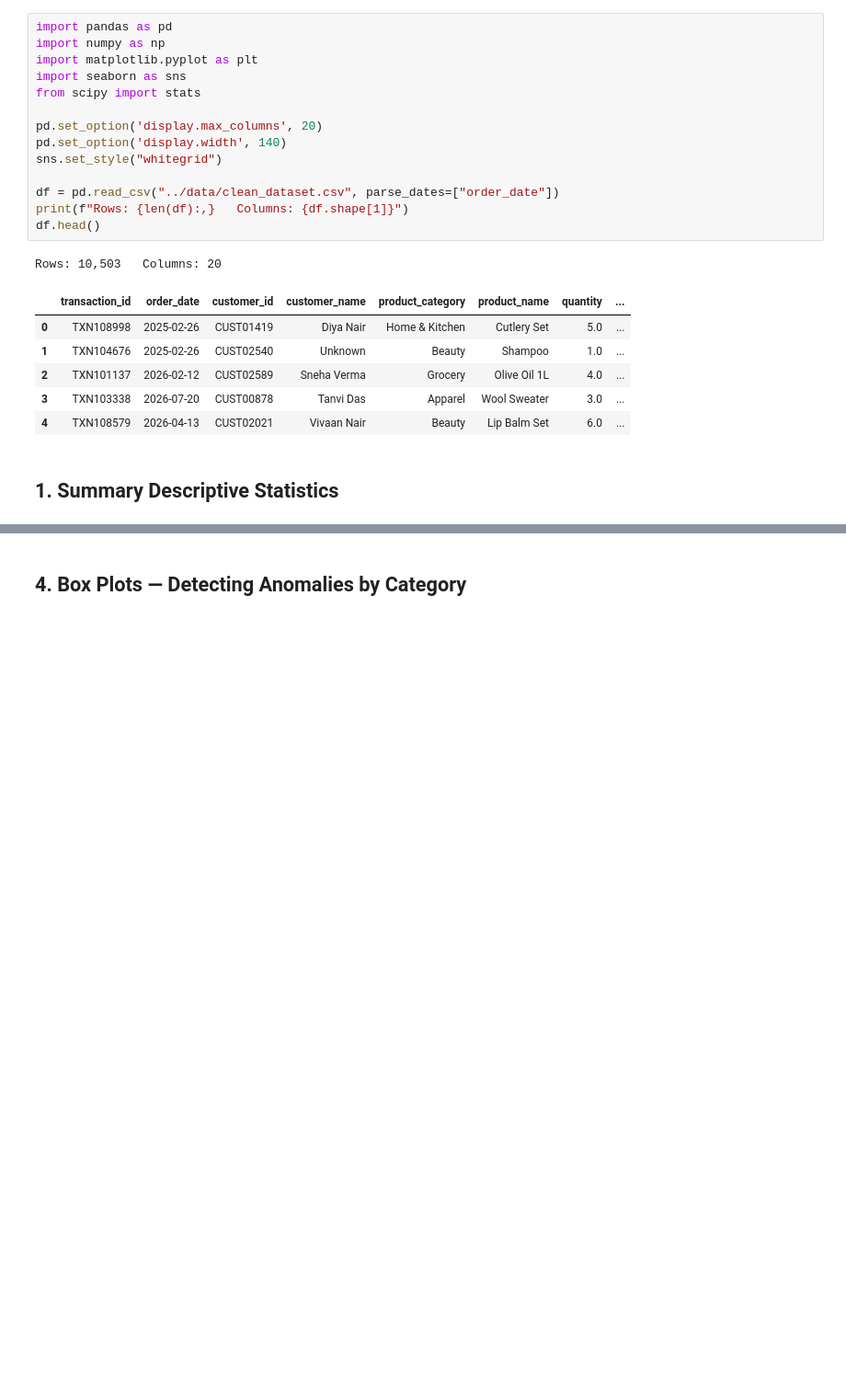
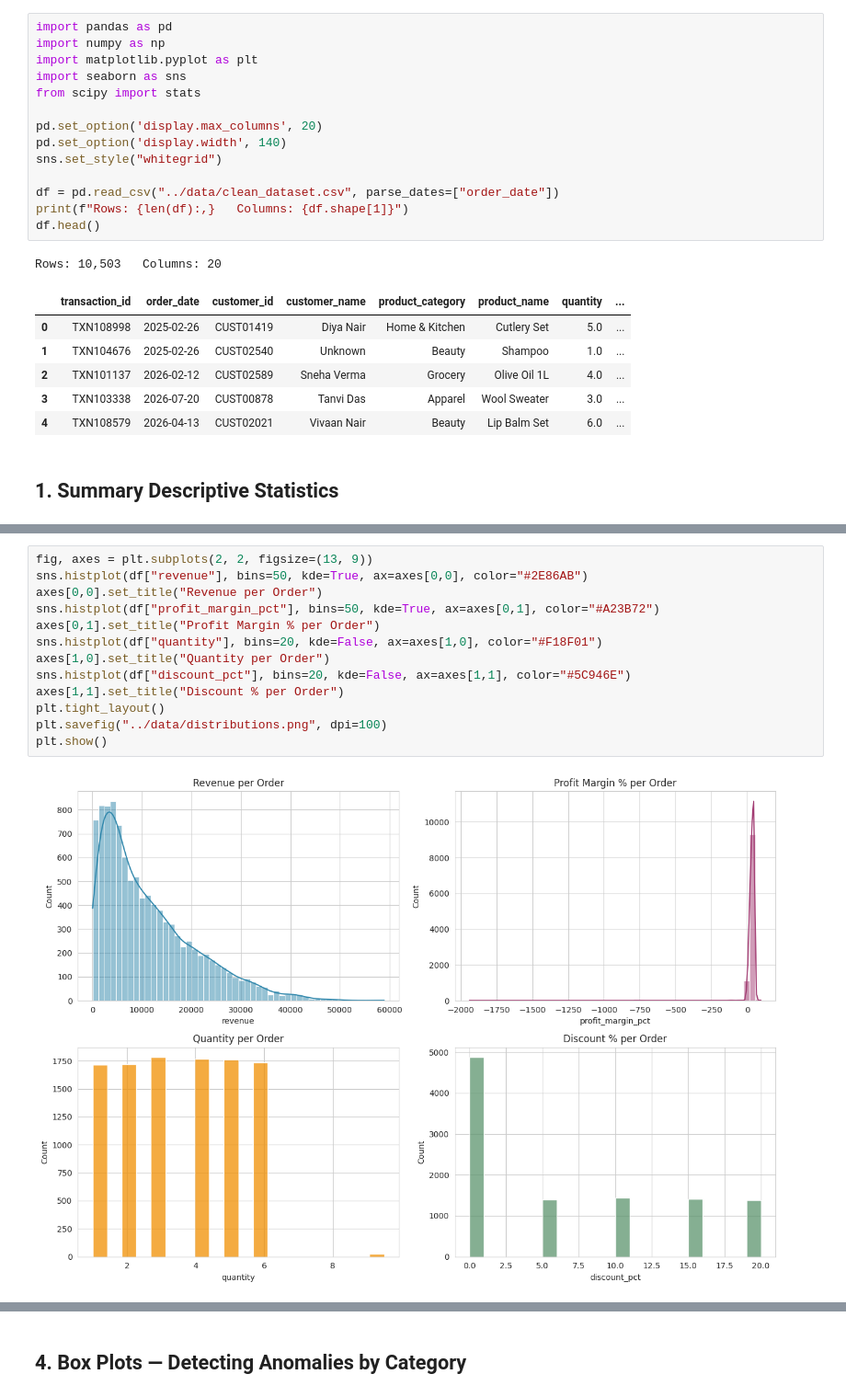
Before and after one commit to SanikaDighe011/eda-statistical-insights, a Jupyter notebook: notebooks/EDA_Statistical_Insights.ipynb, the cells around one changed output, grey strips where cells are left out. Shown at 92% size. Drawn from its saved outputs; the diff is of its cells as text; blank space fills up the shorter version.

```diff
--- a/notebooks/EDA_Statistical_Insights.ipynb
+++ b/notebooks/EDA_Statistical_Insights.ipynb
@@ -79,0 +83,15 @@ which is a healthy sign before we dig further.
+# %%
+fig, axes = plt.subplots(2, 2, figsize=(13, 9))
+sns.histplot(df["revenue"], bins=50, kde=True, ax=axes[0,0], color="#2E86AB")
+axes[0,0].set_title("Revenue per Order")
+sns.histplot(df["profit_margin_pct"], bins=50, kde=True, ax=axes[0,1], color="#A23B72")
+axes[0,1].set_title("Profit Margin % per Order")
+sns.histplot(df["quantity"], bins=20, kde=False, ax=axes[1,0], color="#F18F01")
+axes[1,0].set_title("Quantity per Order")
+sns.histplot(df["discount_pct"], bins=20, kde=False, ax=axes[1,1], color="#5C946E")
+axes[1,1].set_title("Discount % per Order")
+plt.tight_layout()
+plt.savefig("../data/distributions.png", dpi=100)
+plt.show()
+# %% [output]
+[figure, added]
```
Also changed, not shown: parts of 42 cells of this notebook, 7 other files.
